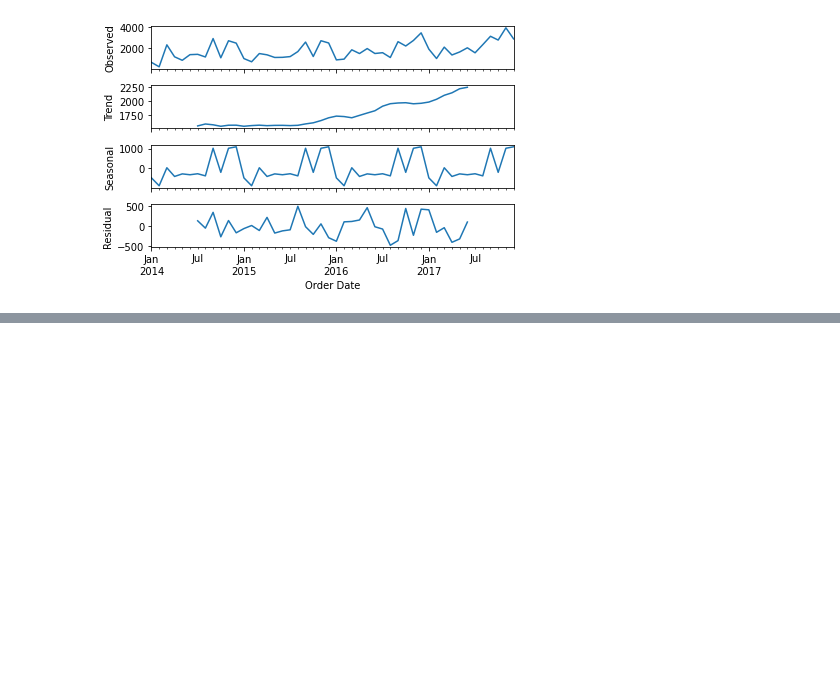
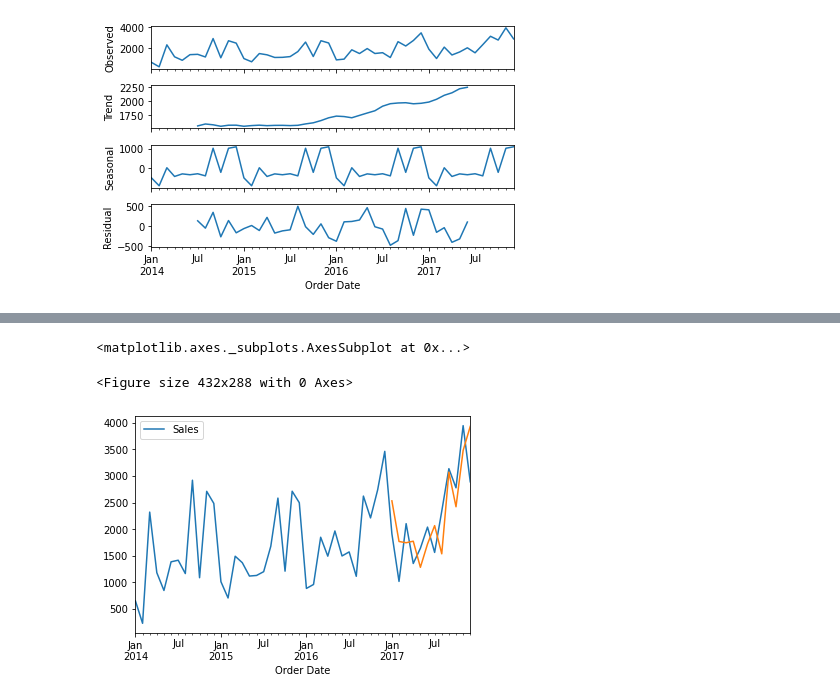
Before and after one commit to aranlemaur/Basics-Tutorial, a Jupyter notebook: 5 cont. Time_Series_Analysis.ipynb, the cells around one changed output, grey strips where cells are left out. Saved outputs shown, nothing was run; the diff lists cells and outputs as text; code cells hidden in the pictures; blank space fills up the shorter version.

```diff
--- a/5 cont. Time_Series_Analysis.ipynb
+++ b/5 cont. Time_Series_Analysis.ipynb
@@ -350,0 +537,9 @@ plt.show()
+# %%
+plt.figure() # RESETS the graph
+real_values = monthly_data['2014':].plot(label='actual')
+# y axis of real data
+pred2.predicted_mean.plot(ax=real_values, label='One-Step-Ahead Forecast')
+# %% [output]
+<matplotlib.axes._subplots.AxesSubplot at 0x...>
+<Figure size 432x288 with 0 Axes>
+[figure, added]
```
Also changed, not shown: parts of 14 cells of this notebook.
